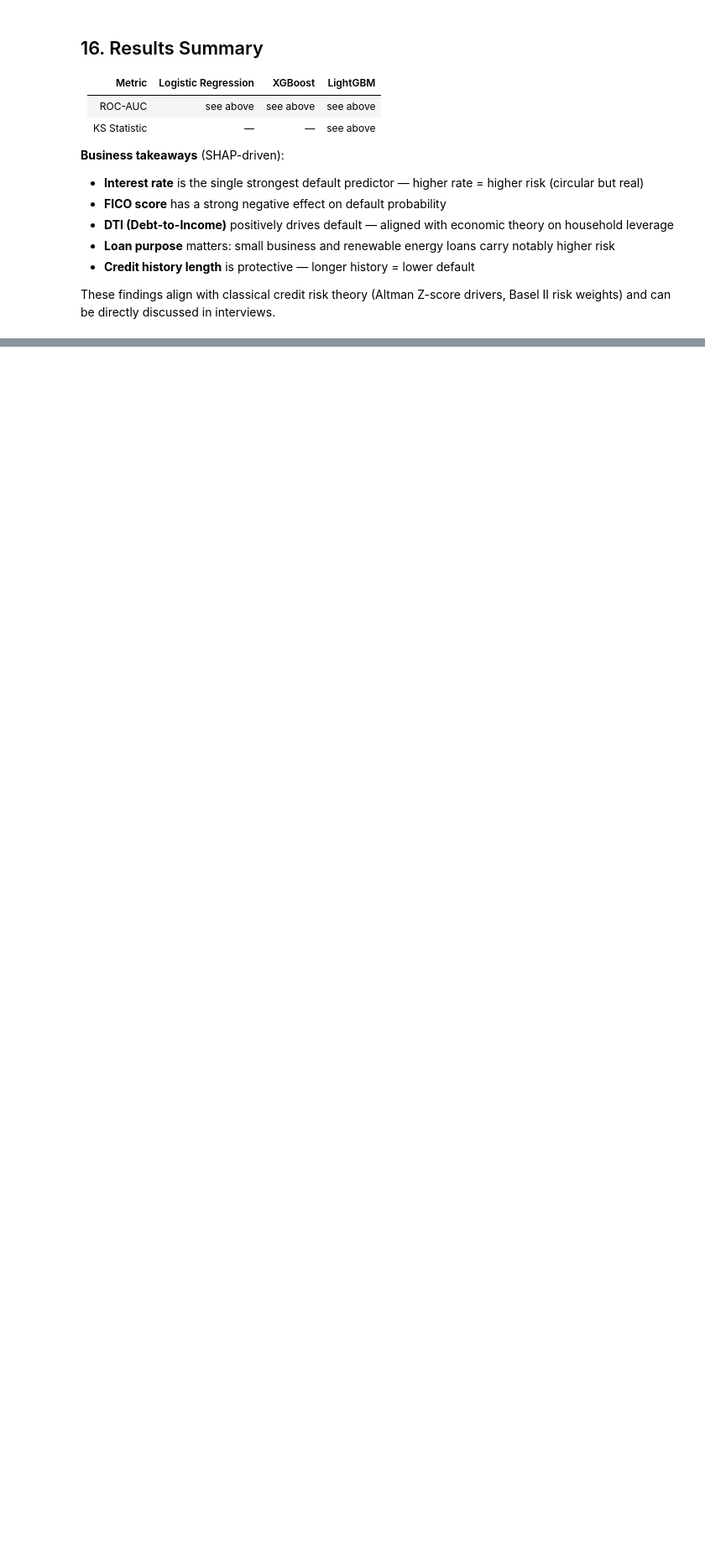
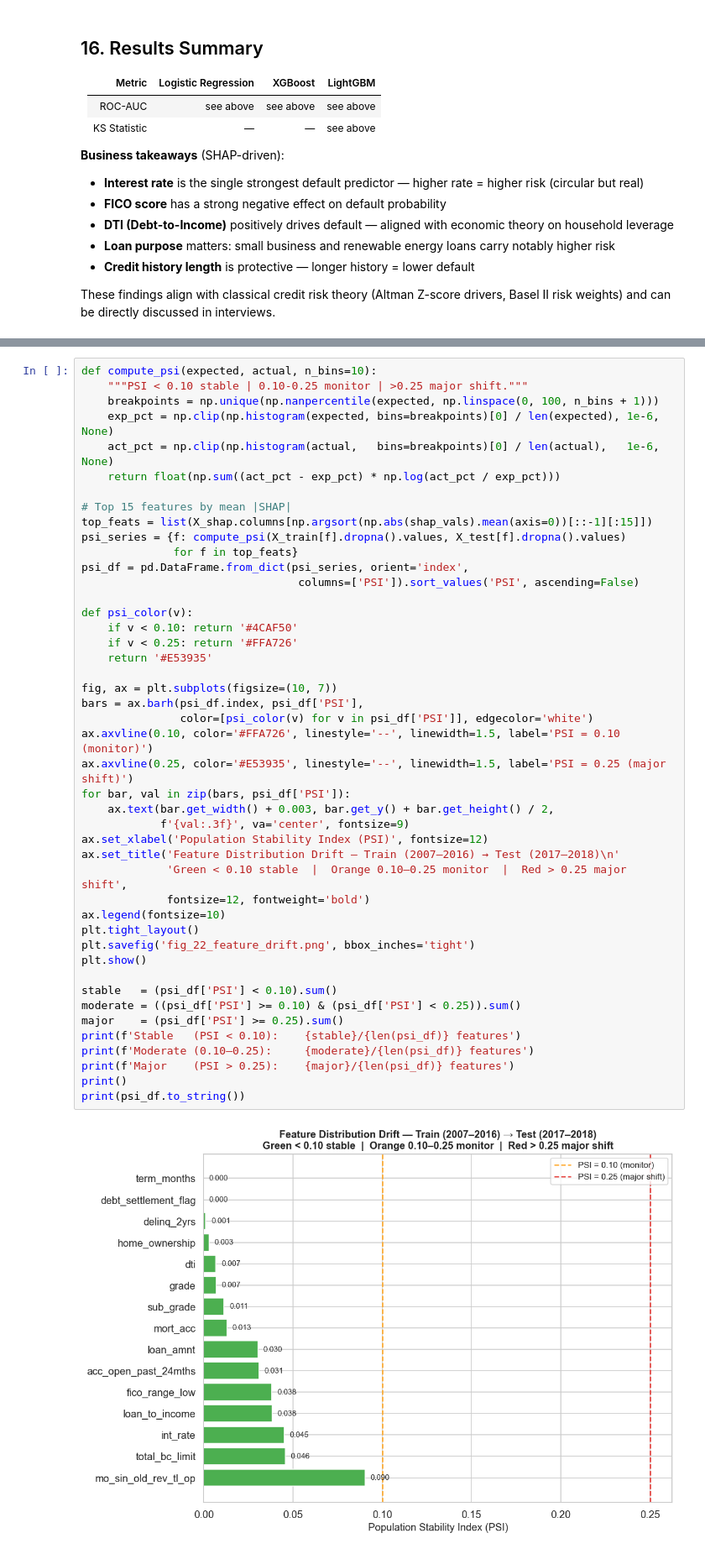
Before and after one commit to proverb27515/Credit-Risk-Analytics, a Jupyter notebook: 2_modeling.ipynb, the cells around one changed output, grey strips where cells are left out. Shown at 84% size. Saved outputs shown, nothing was run; the diff lists cells and outputs as text; blank space fills up the shorter version.

```diff
--- a/2_modeling.ipynb
+++ b/2_modeling.ipynb
@@ -643,0 +781,47 @@ These findings align with classical credit risk theory (Altman Z-score drivers,
+# %%
+def compute_psi(expected, actual, n_bins=10):
+    """PSI < 0.10 stable | 0.10-0.25 monitor | >0.25 major shift."""
+    breakpoints = np.unique(np.nanpercentile(expected, np.linspace(0, 100, n_bins + 1)))
+    exp_pct = np.clip(np.histogram(expected, bins=breakpoints)[0] / len(expected), 1e-6, None)
+    act_pct = np.clip(np.histogram(actual,   bins=breakpoints)[0] / len(actual),   1e-6, None)
+    return float(np.sum((act_pct - exp_pct) * np.log(act_pct / exp_pct)))
+
+# Top 15 features by mean |SHAP|
+top_feats = list(X_shap.columns[np.argsort(np.abs(shap_vals).mean(axis=0))[::-1][:15]])
+psi_series = {f: compute_psi(X_train[f].dropna().values, X_test[f].dropna().values)
+              for f in top_feats}
+psi_df = pd.DataFrame.from_dict(psi_series, orient='index',
+                                 columns=['PSI']).sort_values('PSI', ascending=False)
+
+def psi_color(v):
+    if v < 0.10: return '#4CAF50'
+    if v < 0.25: return '#FFA726'
+    return '#E53935'
+
+fig, ax = plt.subplots(figsize=(10, 7))
+bars = ax.barh(psi_df.index, psi_df['PSI'],
+               color=[psi_color(v) for v in psi_df['PSI']], edgecolor='white')
+ax.axvline(0.10, color='#FFA726', linestyle='--', linewidth=1.5, label='PSI = 0.10 (monitor)')
+ax.axvline(0.25, color='#E53935', linestyle='--', linewidth=1.5, label='PSI = 0.25 (major shift)')
+for bar, val in zip(bars, psi_df['PSI']):
+    ax.text(bar.get_width() + 0.003, bar.get_y() + bar.get_height() / 2,
+            f'{val:.3f}', va='center', fontsize=9)
+ax.set_xlabel('Population Stability Index (PSI)', fontsize=12)
+ax.set_title('Feature Distribution Drift — Train (2007–2016) → Test (2017–2018)\n'
+             'Green < 0.10 stable  |  Orange 0.10–0.25 monitor  |  Red > 0.25 major shift',
+             fontsize=12, fontweight='bold')
+ax.legend(fontsize=10)
+plt.tight_layout()
+plt.savefig('fig_22_feature_drift.png', bbox_inches='tight')
+plt.show()
+
+stable   = (psi_df['PSI'] < 0.10).sum()
+moderate = ((psi_df['PSI'] >= 0.10) & (psi_df['PSI'] < 0.25)).sum()
+major    = (psi_df['PSI'] >= 0.25).sum()
+print(f'Stable   (PSI < 0.10):    {stable}/{len(psi_df)} features')
+print(f'Moderate (0.10–0.25):     {moderate}/{len(psi_df)} features')
+print(f'Major    (PSI > 0.25):    {major}/{len(psi_df)} features')
+print()
+print(psi_df.to_string())
+# %% [output]
+[figure, added]
```
Also changed, not shown: parts of 7 cells of this notebook, 6 other files.
